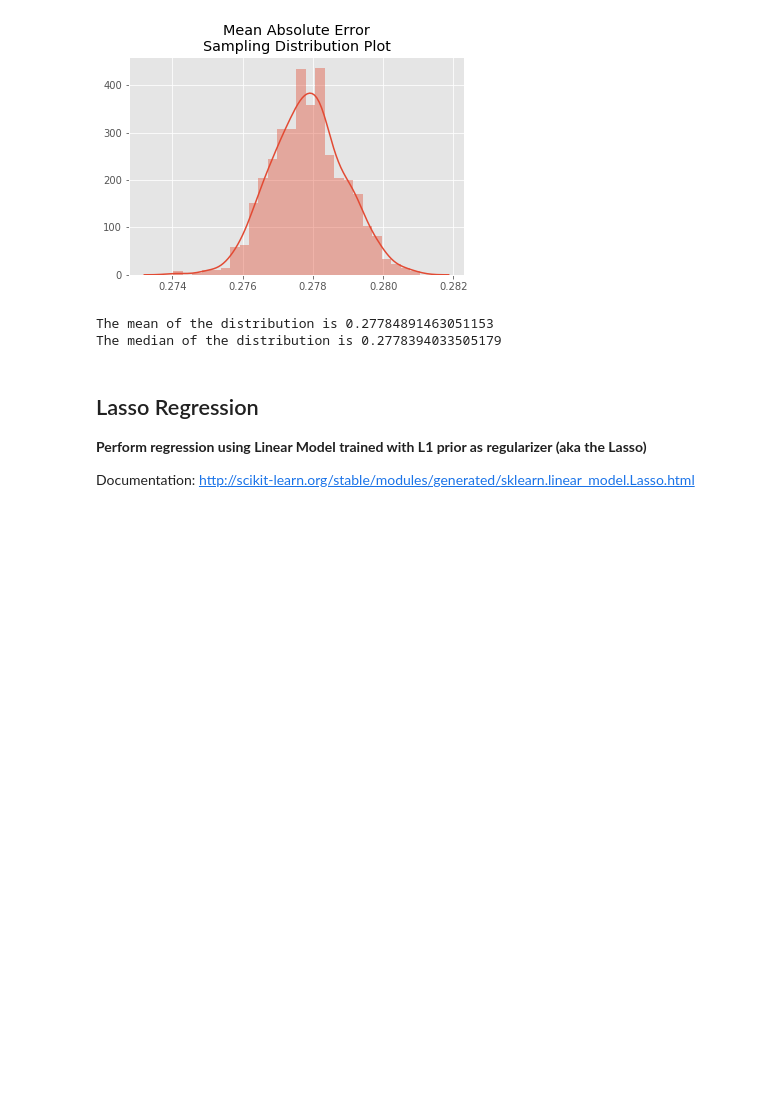
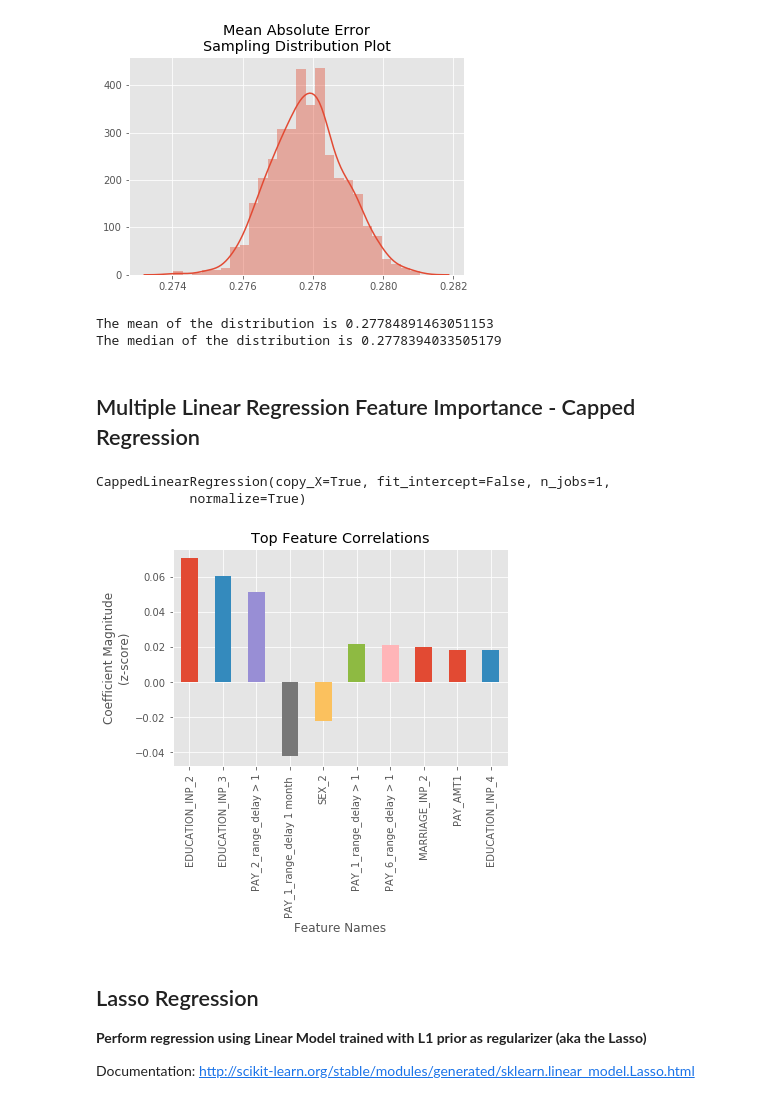
Before and after one commit to josteinstraume/classification-project2, a Jupyter notebook: notebooks/project2-report.ipynb, the cells around one changed output. Cells and saved outputs as stored; diff of their text form; code cells hidden in the pictures; blank space fills up the shorter version.

Commit message:
Importance Factors Capped Reg
including the Importance factors for Capped Regression

```diff
--- a/notebooks/project2-report.ipynb
+++ b/notebooks/project2-report.ipynb
@@ -1239,6 +1239,52 @@ print("The median of the distribution is {median}".format(median=np.median(maeLi
 [figure]
 The mean of the distribution is 0.27784891463051153
 The median of the distribution is 0.2778394033505179
+# %% [markdown]
+## Multiple Linear Regression Feature Importance - Capped Regression
+# %%
+#Scale dataset converting to standard normally distributed data
+# (e.g. Gaussian with 0 mean and unit variance).
+from sklearn.preprocessing import StandardScaler
+
+#Fit to data for scaling
+scaler = StandardScaler()
+scaler.fit(X_r)
+
+#Transform training data to z-scores
+#This makes our model's coefficients take on the same scale for accurate feature importance analisys
+X_r_scl = scaler.transform(X_r)
+# %%
+#linreg_fi = linreg_clf.best_estimator_
+regEstimator_fi = regGridSearch.best_estimator_
+
+#Fit the model using all of our scaled data
+regEstimator_fi.fit(X_r_scl, y_r)
+# %% [output]
+CappedLinearRegression(copy_X=True, fit_intercept=False, n_jobs=1,
+            normalize=True)
+# %%
+#Load the model's coefficient weights and feature names into a dataframe sorted by weights
+weights = regEstimator_fi.coef_
+#### WARNING HERE
+feature_names = reg_t.columns
+linreg_ft_imp_df = pd.DataFrame({'feature_names':feature_names, 'weights':weights, 'absolute_weights': np.abs(weights)})
+linreg_ft_imp_df.sort_values(by='absolute_weights', inplace=True, ascending=False )
+
+#Plot the model's feature importances
+# REFERENCE:  Eric Larson, https://github.com/eclarson/DataMiningNotebooks
+plt.style.use('ggplot')
+
+wt_plt_df = linreg_ft_imp_df.head(10)
+
+weights = pd.Series(wt_plt_df['weights'].values,index=wt_plt_df['feature_names'])
+ax = weights.plot(kind='bar')
+
+ax.set_title("Top Feature Correlations")
+ax.set_ylabel("Coefficient Magnitude\n(z-score)")
+ax.set_xlabel("Feature Names")
+plt.show()
+# %% [output]
+[figure, added]
 # %% [markdown]
 ##  Lasso Regression
 **Perform regression using Linear Model trained with L1 prior as regularizer (aka the Lasso)**
```
